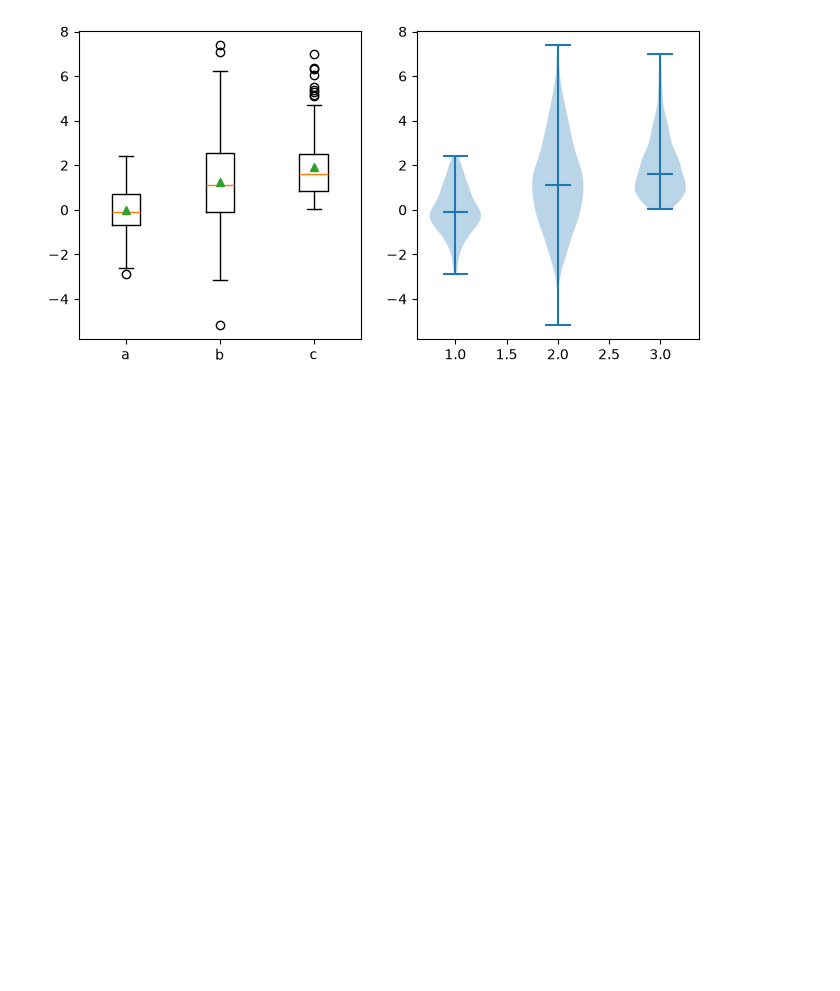
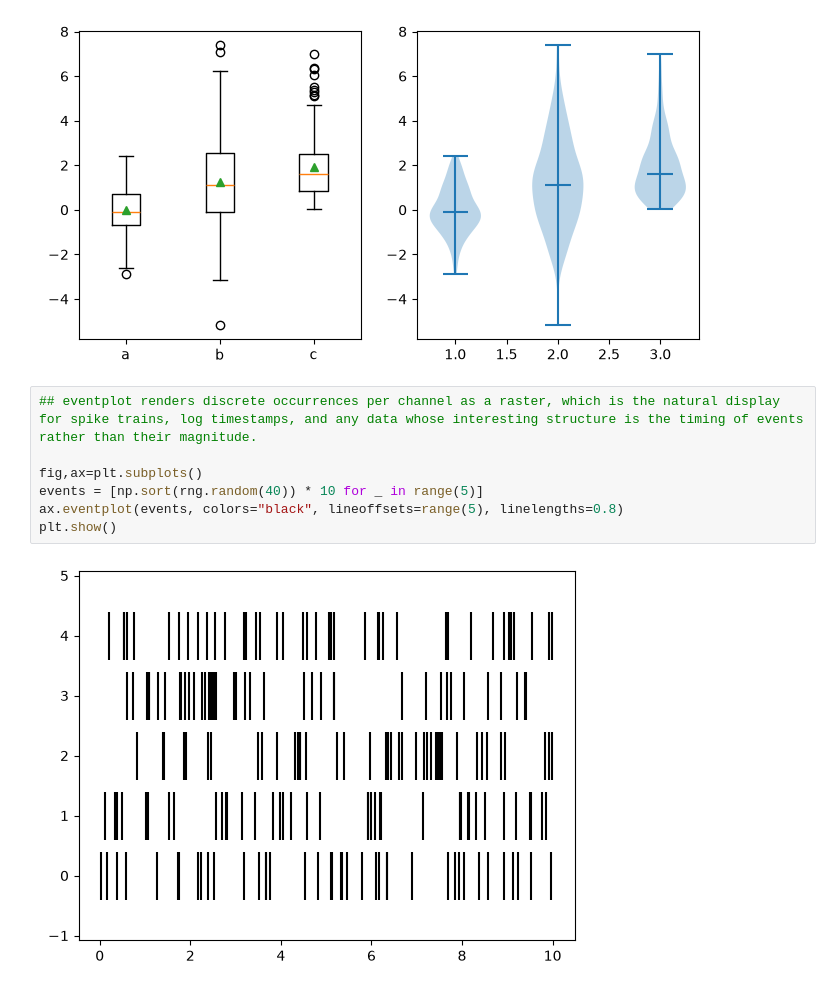
Before and after one commit to ImadElMaftouhi/Machine-learning, a Jupyter notebook: fundamentals/matplotlib/note.ipynb, the cells around one changed output. Drawn from its saved outputs; the diff is of its cells as text; blank space fills up the shorter version.

Commit message:
added eventplot cell

```diff
--- a/fundamentals/matplotlib/note.ipynb
+++ b/fundamentals/matplotlib/note.ipynb
@@ -389,3 +389,12 @@ axes[1].violinplot(samples, showmedians=True)
 plt.show()
 # %% [output]
 [figure]
+# %%
+## eventplot renders discrete occurrences per channel as a raster, which is the natural display for spike trains, log timestamps, and any data whose interesting structure is the timing of events rather than their magnitude.
+
+fig,ax=plt.subplots()
+events = [np.sort(rng.random(40)) * 10 for _ in range(5)]
+ax.eventplot(events, colors="black", lineoffsets=range(5), linelengths=0.8)
+plt.show()
+# %% [output]
+[figure, added]
```
